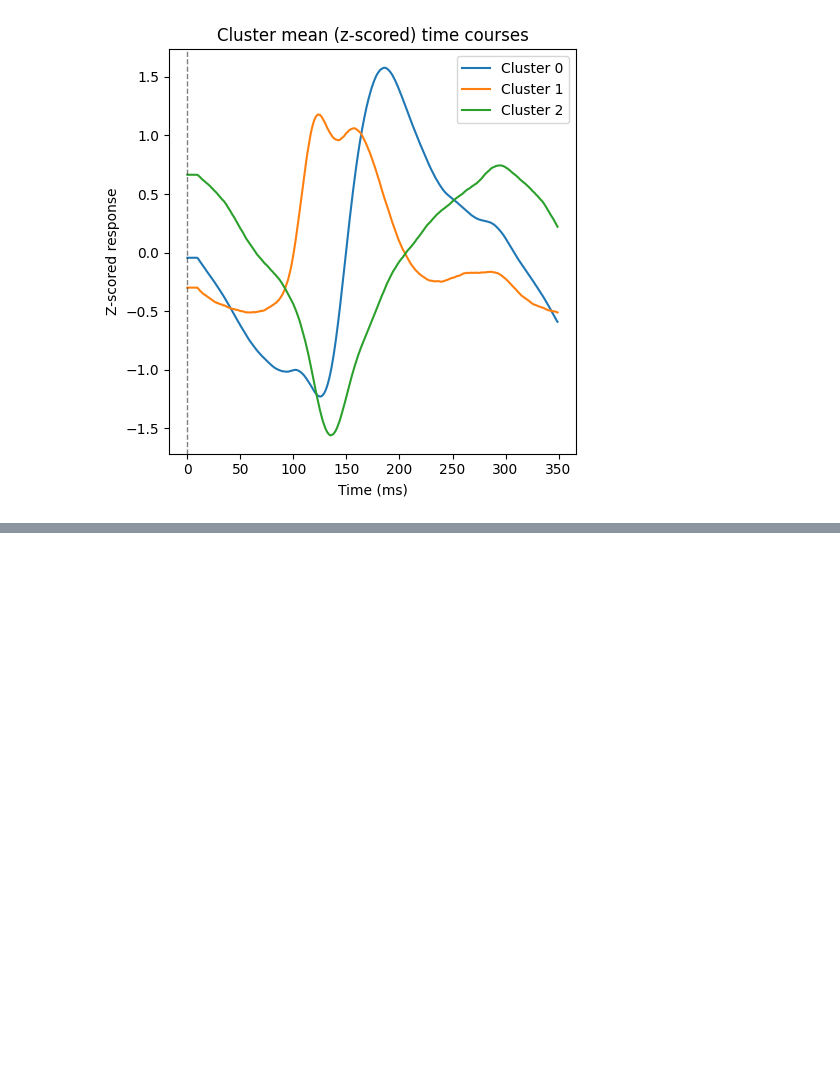
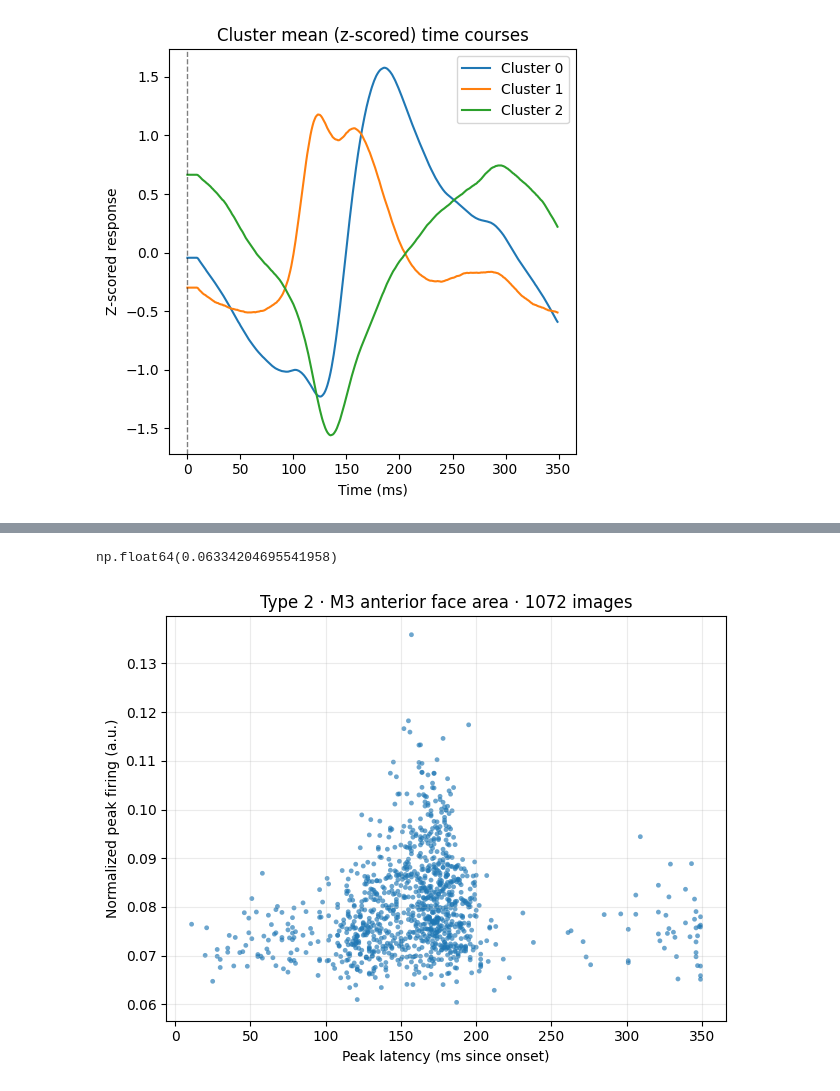
Before and after one commit to aimarvi/triplen, a Jupyter notebook: kmeans.ipynb, the cells around one changed output, grey strips where cells are left out. Saved outputs shown, nothing was run; the diff lists cells and outputs as text; code cells hidden in the pictures; blank space fills up the shorter version.

Commit message:
trying to do peak latency analysis

```diff
--- a/kmeans.ipynb
+++ b/kmeans.ipynb
@@ -248,0 +260,14 @@ for c in tqdm(range(best_k)):
+# %%
+def is_anterior_face_roi(roi):
+    if roi is None:
+        return False
+    tok0 = str(roi).split("_", 1)[0]  # first chunk only
+    return "a" in tok0.lower()
+
+mask = (
+    (dat["monkey"] == MONKEY_ID) &
+    (dat["cluster"] == TYPE2_CLUSTER) &
+    (dat["roi"].apply(is_anterior_face_roi))
+)
+
+subset = dat.loc[mask].copy()
@@ -248,0 +304,32 @@ for c in tqdm(range(best_k)):
+# %%
+max(norm_avg)
+# %% [output]
+np.float64(0.06334204695541958)
+# %%
+# =========================
+# IMAGE-WISE METRICS
+# =========================
+norm_avg   = pop_psth.mean(axis=0)       # mean over time
+peak_amp   = pop_psth.max(axis=0)        # max over time (y-axis)
+peak_idx   = pop_psth.argmax(axis=0)     # index of max
+peak_lat_ms= peak_idx * BIN_MS           # ms since onset (x-axis)
+
+# Apply exclusion: normalized average < 0.7
+THRESH_NORM_AVG = 0
+keep = norm_avg >= THRESH_NORM_AVG
+kept_count = int(keep.sum())
+if kept_count == 0:
+    raise RuntimeError("No images passed THRESH_NORM_AVG; consider lowering it.")
+# %%
+# =========================
+# SCATTER: Peak latency (x) vs normalized peak firing (y)
+# =========================
+plt.figure(figsize=(6.5, 5))
+plt.scatter(peak_lat_ms[keep], peak_amp[keep], s=12, alpha=0.65, edgecolor="none")
+plt.xlabel("Peak latency (ms since onset)")
+plt.ylabel("Normalized peak firing (a.u.)")
+plt.title(f"Type 2 · M3 anterior face area · {kept_count} images")
+plt.grid(alpha=0.25)
+plt.tight_layout()
+# %% [output]
+[figure, added]
```
Also changed, not shown: parts of 5 cells of this notebook.
